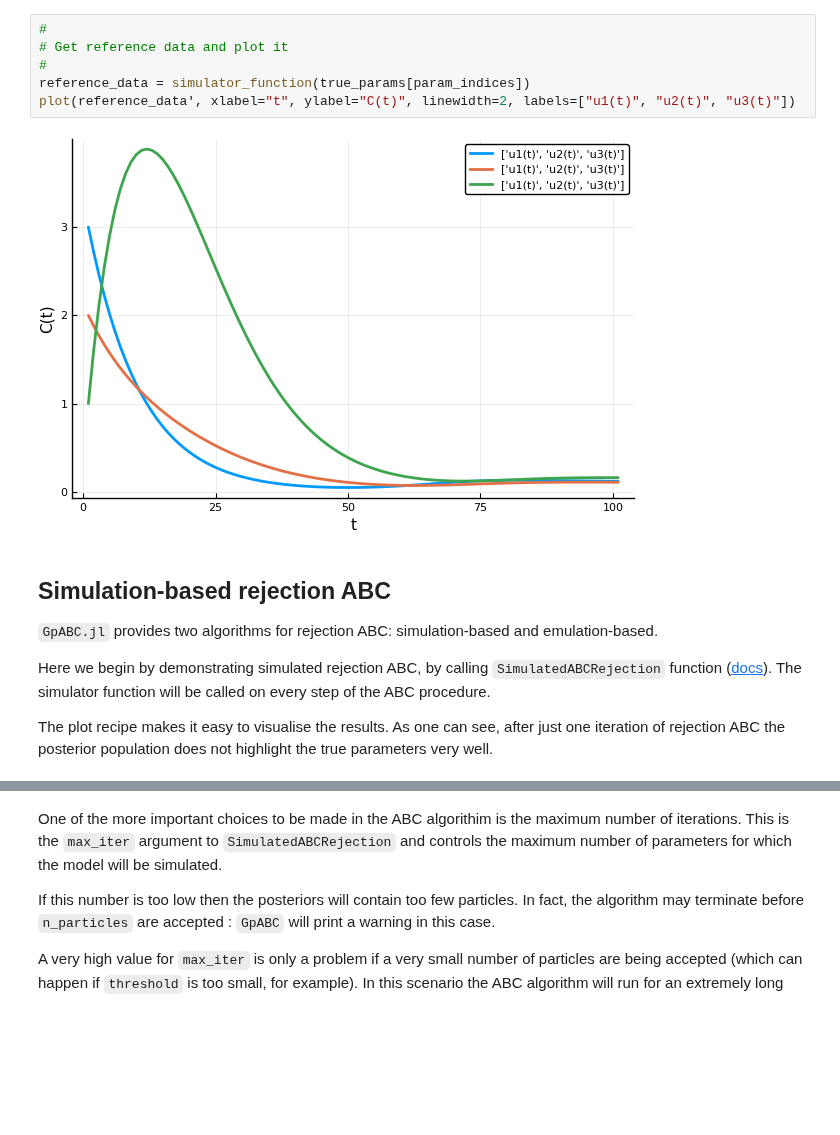
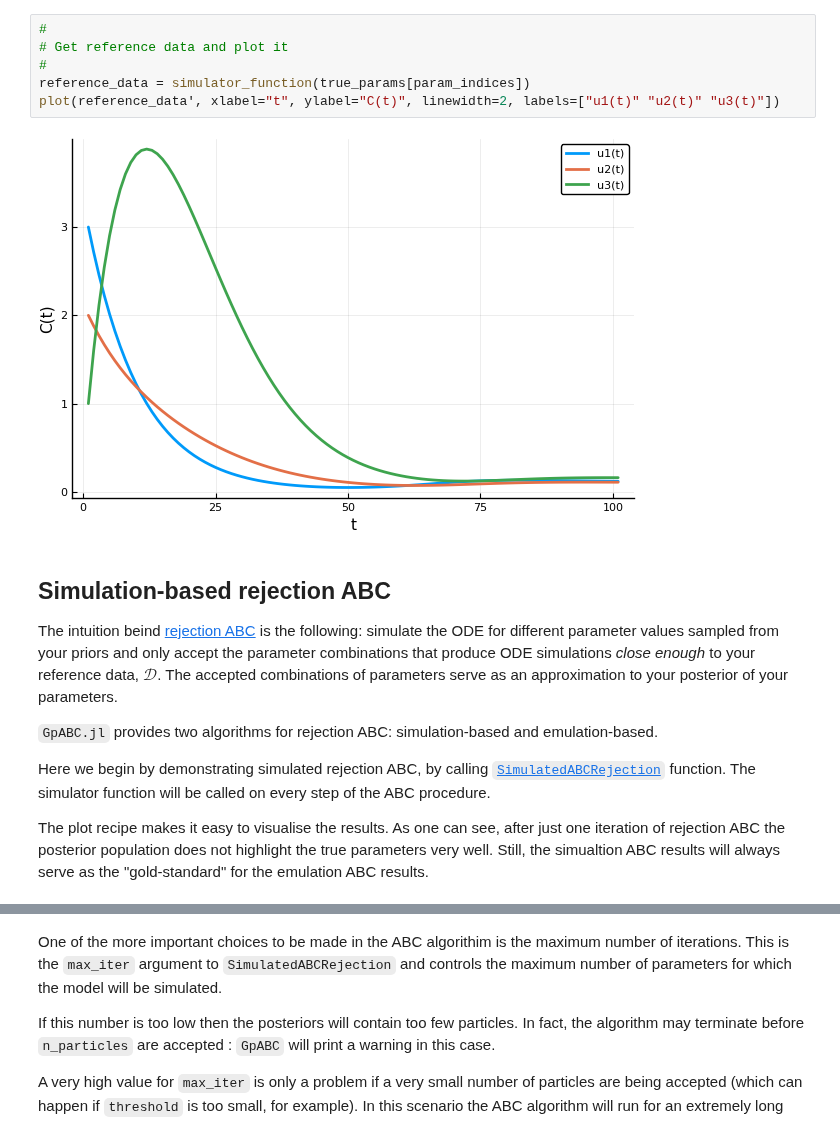
Before and after one commit to tanhevg/GpABC.jl, a Jupyter notebook: examples/abc-example.ipynb, the cells around one changed output, grey strips where cells are left out. Saved outputs shown, nothing was run; the diff lists cells and outputs as text; blank space fills up the shorter version.

```diff
--- a/examples/abc-example.ipynb
+++ b/examples/abc-example.ipynb
@@ -111,19 +120,21 @@ The reference data is the concentrations over time for the three species. Comput
 # %%
 #
 # Get reference data and plot it
 #
 reference_data = simulator_function(true_params[param_indices])
-plot(reference_data', xlabel="t", ylabel="C(t)", linewidth=2, labels=["u1(t)", "u2(t)", "u3(t)"])
+plot(reference_data', xlabel="t", ylabel="C(t)", linewidth=2, labels=["u1(t)" "u2(t)" "u3(t)"])
 # %% [output]
-[figure, old version]
+[figure, new version]
 # %% [markdown]
 ## Simulation-based rejection ABC
 
+The intuition beind [rejection ABC](https://tanhevg.github.io/GpABC.jl/latest/overview-abc/#Simulation-based-Rejection-ABC-1) is the following: simulate the ODE for different parameter values sampled from your priors and only accept the parameter combinations that produce ODE simulations *close enough* to your reference data, $\mathcal{D}$. The accepted combinations of parameters serve as an approximation to your posterior of your parameters.
+
 `GpABC.jl` provides two algorithms for rejection ABC: simulation-based and emulation-based.
 
-Here we begin by demonstrating simulated rejection ABC, by calling `SimulatedABCRejection` function ([docs](https://tanhevg.github.io/GpABC.jl/latest/ref-abc/#GpABC.SimulatedABCSMC)). The simulator function will be called on every step of the  ABC procedure.
+Here we begin by demonstrating simulated rejection ABC, by calling [`SimulatedABCRejection`](https://tanhevg.github.io/GpABC.jl/latest/ref-abc/#GpABC.SimulatedABCSMC) function. The simulator function will be called on every step of the  ABC procedure.
 
-The plot recipe makes it easy to visualise the results. As one can see, after just one iteration of rejection ABC the posterior population does not highlight the true parameters very well.
+The plot recipe makes it easy to visualise the results. As one can see, after just one iteration of rejection ABC the posterior population does not highlight the true parameters very well. Still, the simualtion ABC results will always serve as the "gold-standard" for the emulation ABC results.
 # %%
 #
 # Simulation
```
Also changed, not shown: parts of 24 cells of this notebook, 14 other files.
